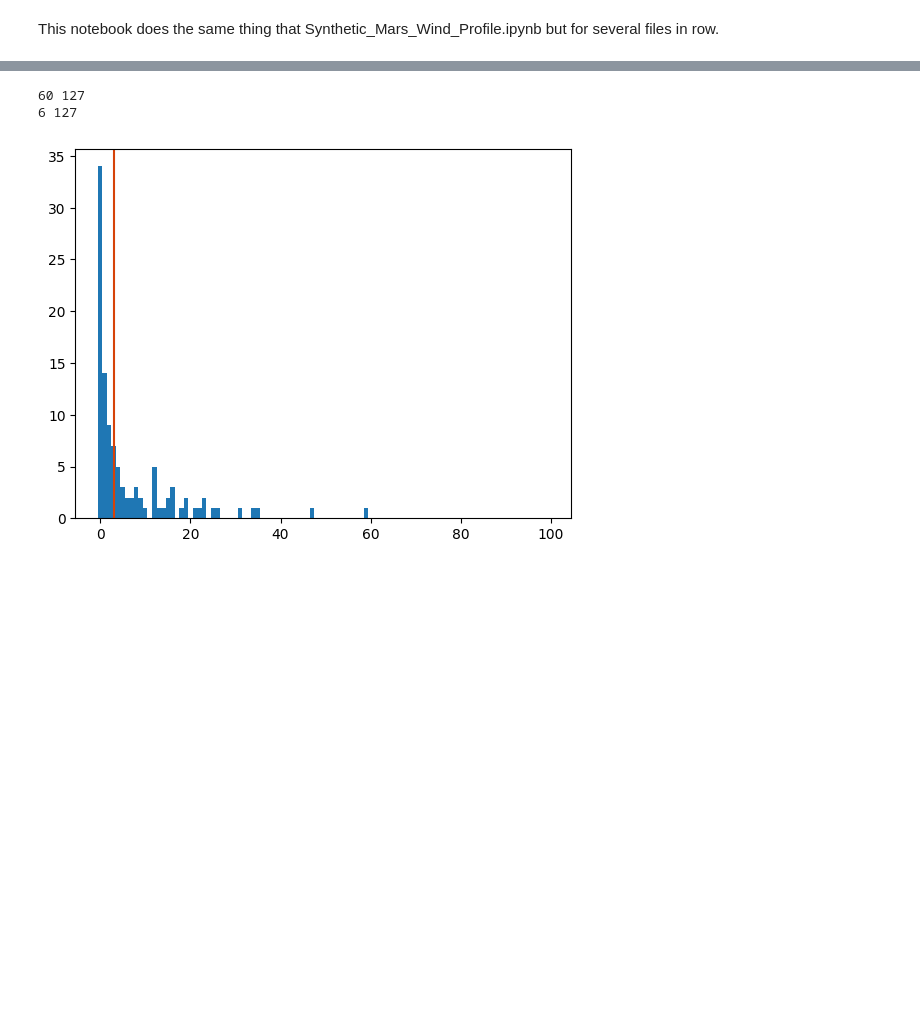
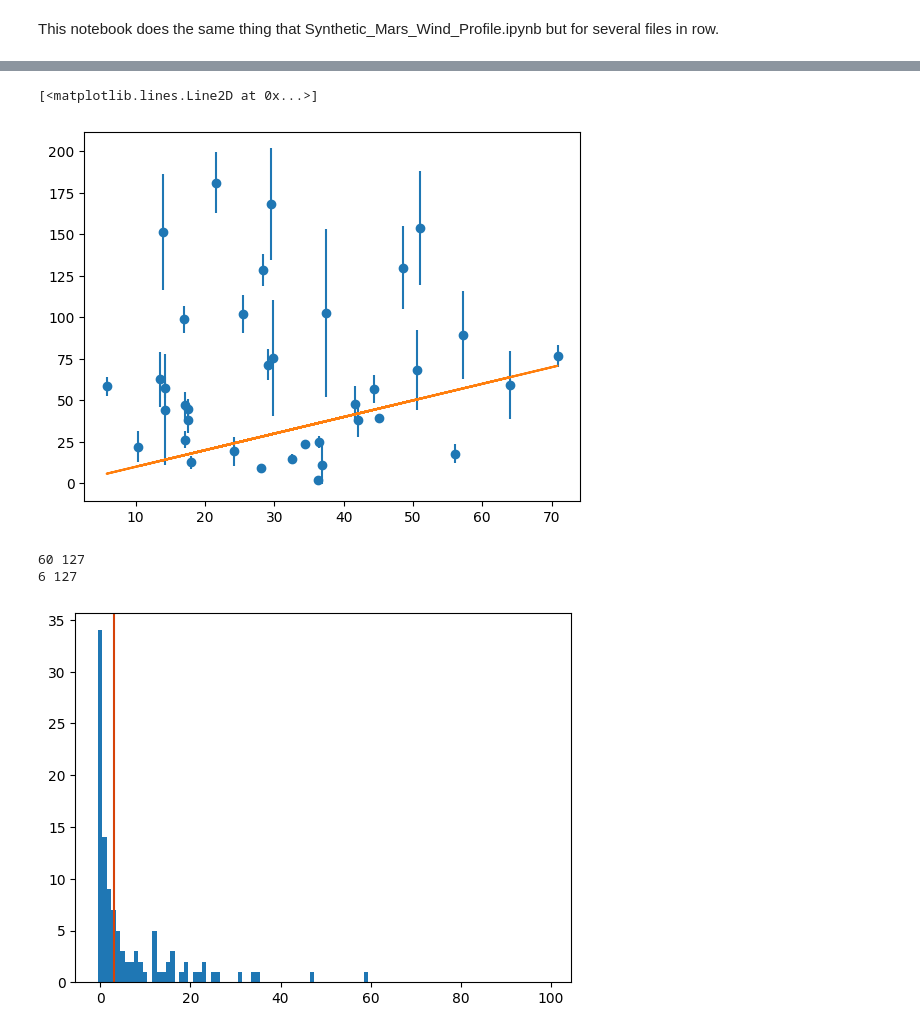
Before and after one commit to BoiseStatePlanetary/Measuring_Wind_with_Ingenuity, a Jupyter notebook: code/Batch_Synthetic_Wind_Profile.ipynb, the cells around one changed output, grey strips where cells are left out. Cells and saved outputs as stored; diff of their text form; code cells hidden in the pictures; blank space fills up the shorter version.

```diff
--- a/code/Batch_Synthetic_Wind_Profile.ipynb
+++ b/code/Batch_Synthetic_Wind_Profile.ipynb
@@ -203,3 +250,9 @@ plt.xlim([-10, 10])
+# %%
+plt.errorbar(correct_ustars, saved_ustars, yerr=saved_sigma_ustars, marker='o', ls='')
+plt.plot(correct_ustars, correct_ustars)
+# %% [output]
+[<matplotlib.lines.Line2D at 0x...>]
+[figure, added]
 # %%
 n, bins, patches = plt.hist(saved_zstars, bins=np.arange(-0.5, 100.5));
 plt.axvline(correct_zstar, color=BoiseState_orange)
```
Also changed, not shown: parts of 3 cells of this notebook, 6 other files.
